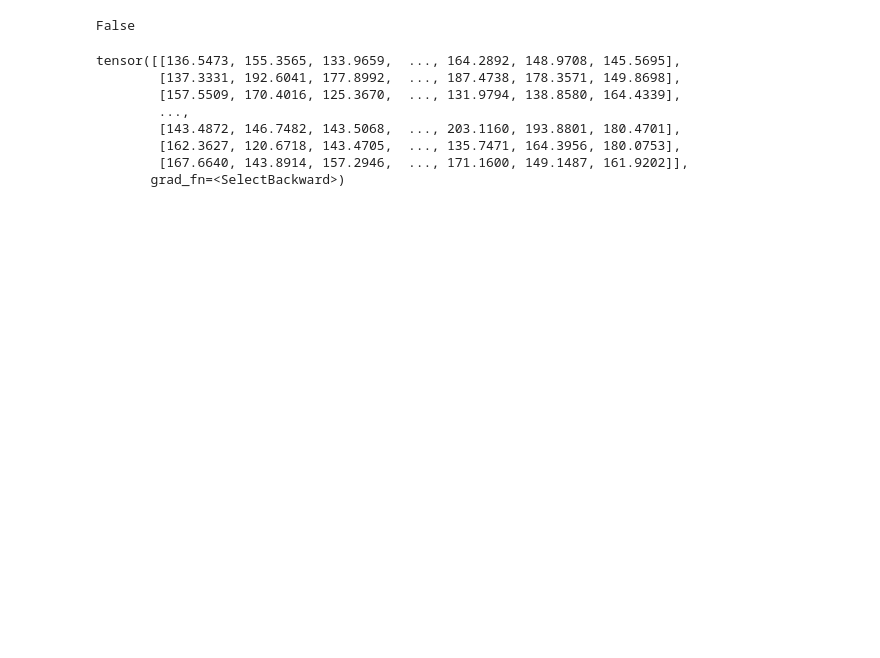
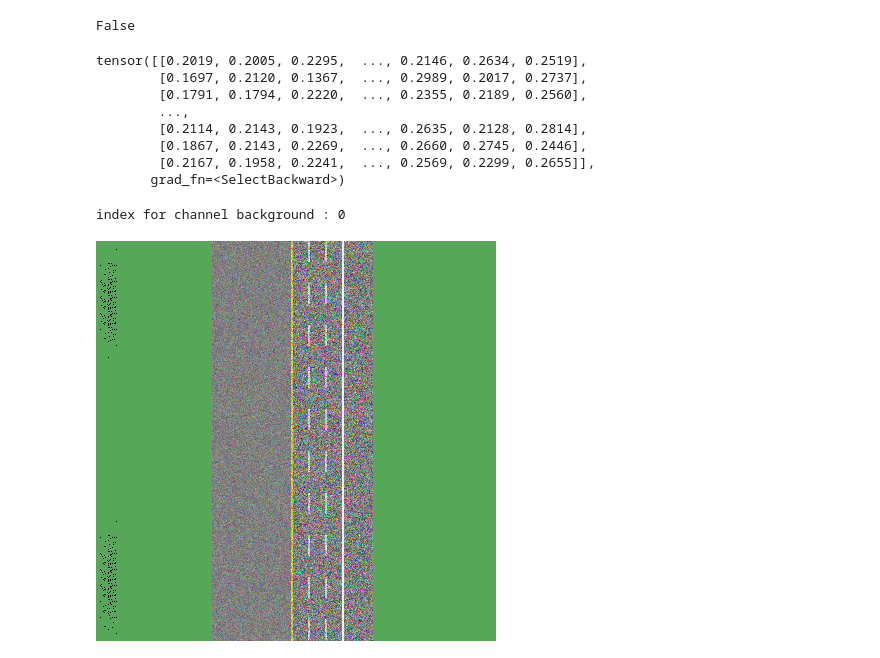
Before and after one commit to iCopyPasta/COMP594, a Jupyter notebook: training_routines/FCN16-Experiment.ipynb, the cells around one changed output. Saved outputs shown, nothing was run; the diff lists cells and outputs as text; code cells hidden in the pictures; blank space fills up the shorter version.

```diff
--- a/training_routines/FCN16-Experiment.ipynb
+++ b/training_routines/FCN16-Experiment.ipynb
@@ -168,7 +169,7 @@ class DiceCoeff(Function):
 ## Load Data
 # %%
 imageSize = 400
-batchSize = 2
+batchSize = 1
 data_transforms = transforms.Compose([transforms.Resize([imageSize,imageSize]),transforms.ToTensor()
                                      ])
 iteration = str(1)
@@ -274,6 +291,13 @@ def train_model(model, criterion, optimizer, scheduler, num_epochs=4):
 # %%
-model = torchfcn.models.FCN16s()
-model.load_state_dict(torch.load(PRETRAINED_PATH))
+newTraining = False
+
+if newTraining is True:
+    model = torchfcn.models.FCN16s()
+    model.load_state_dict(torch.load(PRETRAINED_PATH))
+
+else:
+    model = torch.load('/home/peo5032/Documents/COMP594/model.pt')
+
 model = model.to(device)
 #look at model architecture
 #model
@@ -353,5 +342,5 @@ optimizer_ft = optim.Adam(model.parameters(),amsgrad=True)
 # Decay LR by a factor of 0.1 every 3 epochs
 exp_lr_scheduler = lr_scheduler.StepLR(optimizer_ft, step_size=3, gamma=0.1)
 # %%
-model = train_model(model, criterion, optimizer_ft, exp_lr_scheduler, num_epochs=25)
+model = train_model(model, criterion, optimizer_ft, exp_lr_scheduler, num_epochs=120)
 # %% [output]
@@ -375,19 +364,22 @@ Training complete in 6m 37s
 # %% [markdown]
 ## Inference Eval
 # %%
-#show us the goods of our progress
+#print("showing inference during training to ensure works")
+#print('using /home/peo5032/Pictures/2_9.31_b.png')
 
-
-
-print("showing inference during training to ensure works")
-print('using /home/peo5032/Pictures/2_9.31_b.png')
-
-
-#img = Image.open('/home/peo5032/Pictures/4.png')
-img = Image.open('/home/peo5032/Documents/COMP594/URBAN_IMAGES/101_244.0_b.png')
+img = Image.open('/home/peo5032/Documents/COMP594/input/gen1/inference_test/1.png')
+#img = Image.open('/home/peo5032/Documents/COMP594/URBAN_IMAGES/101_244.0_b.png')
 resultTensor = torch.zeros(2,3,400,400)
 
 resultTensor[0] = torchvision.transforms.ToTensor()(torchvision.transforms.Resize([imageSize,imageSize])(img))
 resultTensor[1] = torchvision.transforms.ToTensor()(torchvision.transforms.Resize([imageSize,imageSize])(img))
 
 outputs = model(resultTensor)
+
+#0- "background"
+#1- "left-shoulder",
+#2- "left-yellow-line-marker",
+#3- "white-lane-markers",
+#4- "lane",
+#5- "right-white-line-marker",
+#6- "right-shoulder"
@@ -430,13 +392,13 @@ torch.equal(outputs[0][0], outputs[0][2])
 # %% [output]
 False
 # %%
-outputs[0][1]
+outputs[0][0]
 # %% [output]
-tensor([[136.5473, 155.3565, 133.9659,  ..., 164.2892, 148.9708, 145.5695],
-        [137.3331, 192.6041, 177.8992,  ..., 187.4738, 178.3571, 149.8698],
-        [157.5509, 170.4016, 125.3670,  ..., 131.9794, 138.8580, 164.4339],
+tensor([[0.2019, 0.2005, 0.2295,  ..., 0.2146, 0.2634, 0.2519],
+        [0.1697, 0.2120, 0.1367,  ..., 0.2989, 0.2017, 0.2737],
+        [0.1791, 0.1794, 0.2220,  ..., 0.2355, 0.2189, 0.2560],
         ...,
-        [143.4872, 146.7482, 143.5068,  ..., 203.1160, 193.8801, 180.4701],
-        [162.3627, 120.6718, 143.4705,  ..., 135.7471, 164.3956, 180.0753],
-        [167.6640, 143.8914, 157.2946,  ..., 171.1600, 149.1487, 161.9202]],
+        [0.2114, 0.2143, 0.1923,  ..., 0.2635, 0.2128, 0.2814],
+        [0.1867, 0.2143, 0.2269,  ..., 0.2660, 0.2745, 0.2446],
+        [0.2167, 0.1958, 0.2241,  ..., 0.2569, 0.2299, 0.2655]],
        grad_fn=<SelectBackward>)
@@ -444,0 +405,9 @@ torch.save(model, "/home/peo5032/Documents/COMP594/model.pt")
+# %%
+correct = torch.load('/home/peo5032/Documents/COMP594/input/gen1/inference_test/1.pt')
+#print(correct.dtype)
+
+result = showInferenceOnImage(img, outputs[0] , "background", 0.4, new_road_factory.classMap)
+result
+# %% [output]
+index for channel background : 0
+[figure, added]
```
Also changed, not shown: parts of 20 cells of this notebook, 3 other files.
